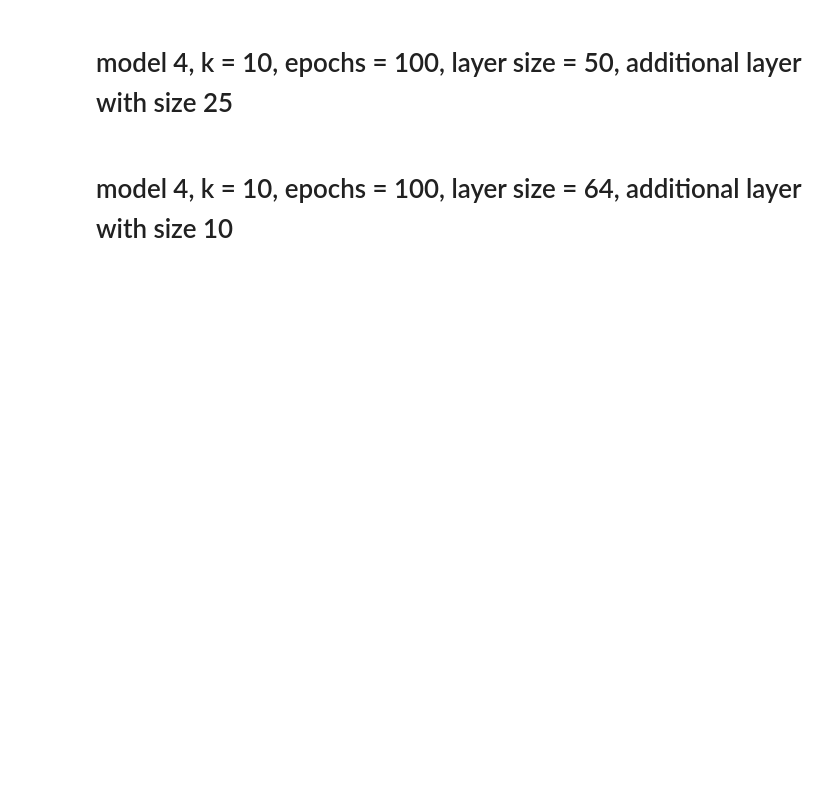
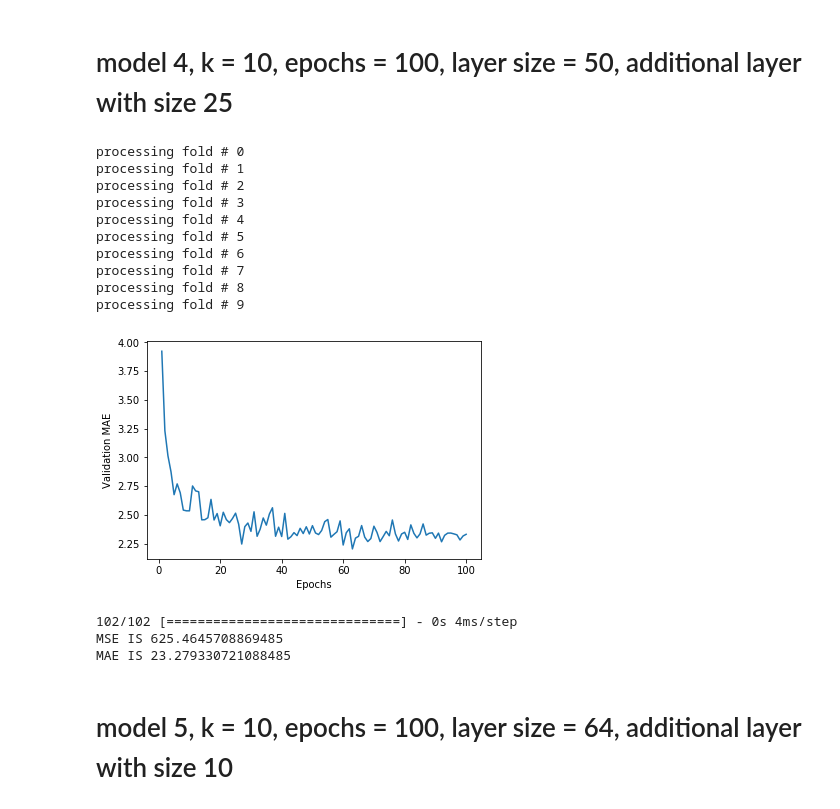
Before and after one commit to tamos/MACS30200proj, a Jupyter notebook: ProblemSets/PS3/Boston_housing_workbook.ipynb, the cells around one changed output. Saved outputs shown, nothing was run; the diff lists cells and outputs as text; code cells hidden in the pictures; blank space fills up the shorter version.

```diff
--- a/ProblemSets/PS3/Boston_housing_workbook.ipynb
+++ b/ProblemSets/PS3/Boston_housing_workbook.ipynb
@@ -120,18 +160,32 @@ processing fold # 0
 # %% [markdown]
 # model 4, k = 10, epochs = 100, layer size = 50, additional layer with size 25
 # %%
-def build_model():
+def build_model_4():
     model = models.Sequential()
     model.add(layers.Dense(50, activation='relu',
                            input_shape=(train_data.shape[1],)))
     model.add(layers.Dense(50, activation='relu'))
     model.add(layers.Dense(25, activation = 'relu'))
     model.add(layers.Dense(1))
     model.compile(optimizer='rmsprop', loss='mse', metrics=['mae'])
     return model
 
-scores = kfold_valid(build_model, 10, 100)
-np.mean(scores)
+run_trial(build_model_4, 10, 70, 12)
+# %% [output]
+processing fold # 0
+processing fold # 1
+processing fold # 2
+processing fold # 3
+processing fold # 4
+processing fold # 5
+processing fold # 6
+processing fold # 7
+processing fold # 8
+processing fold # 9
+[figure, added]
+102/102 [==============================] - 0s 4ms/step
+MSE IS 625.4645708869485
+MAE IS 23.279330721088485
 # %% [markdown]
-# model 4, k = 10, epochs = 100, layer size = 64, additional layer with size 10
+# model 5, k = 10, epochs = 100, layer size = 64, additional layer with size 10
 # %%
```
Also changed, not shown: parts of 21 cells of this notebook.
